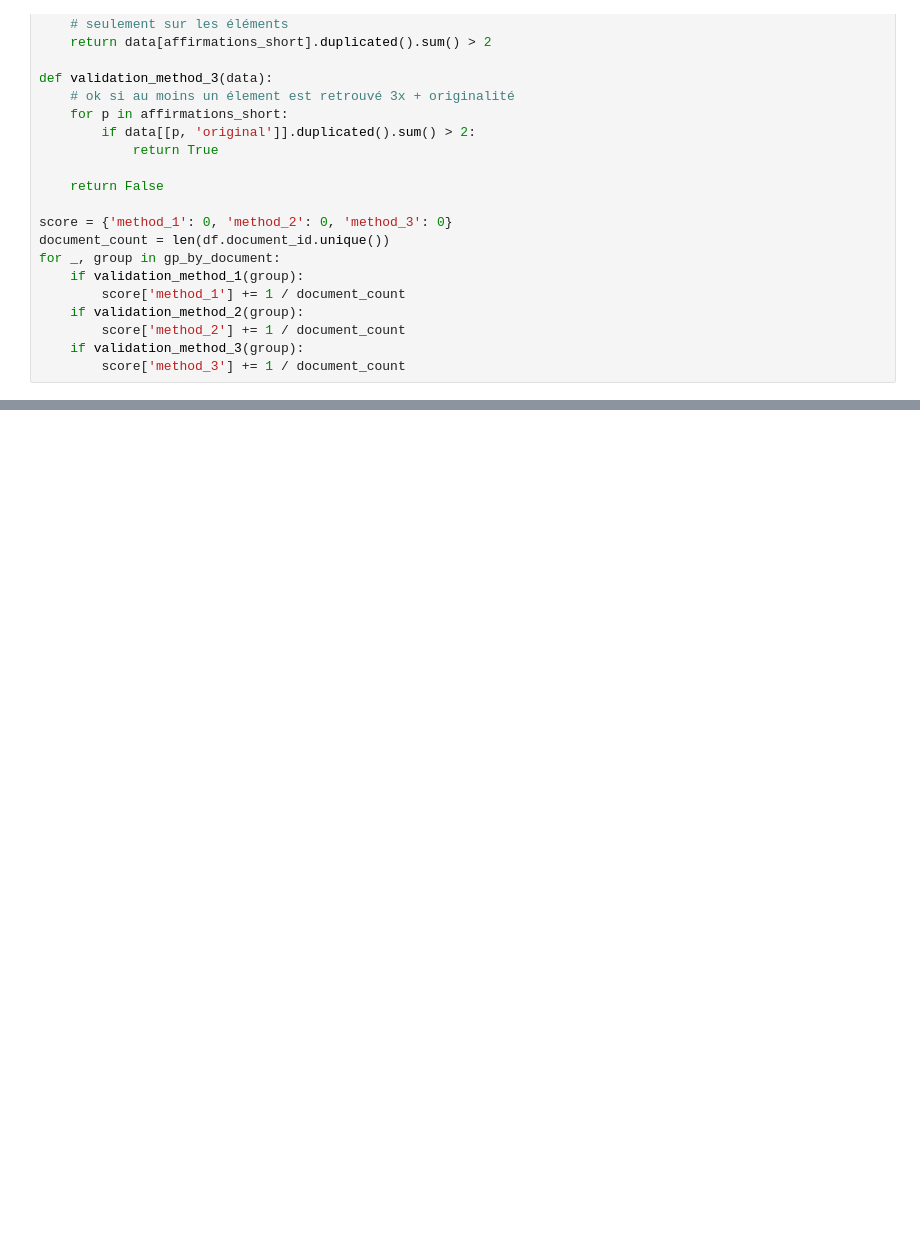
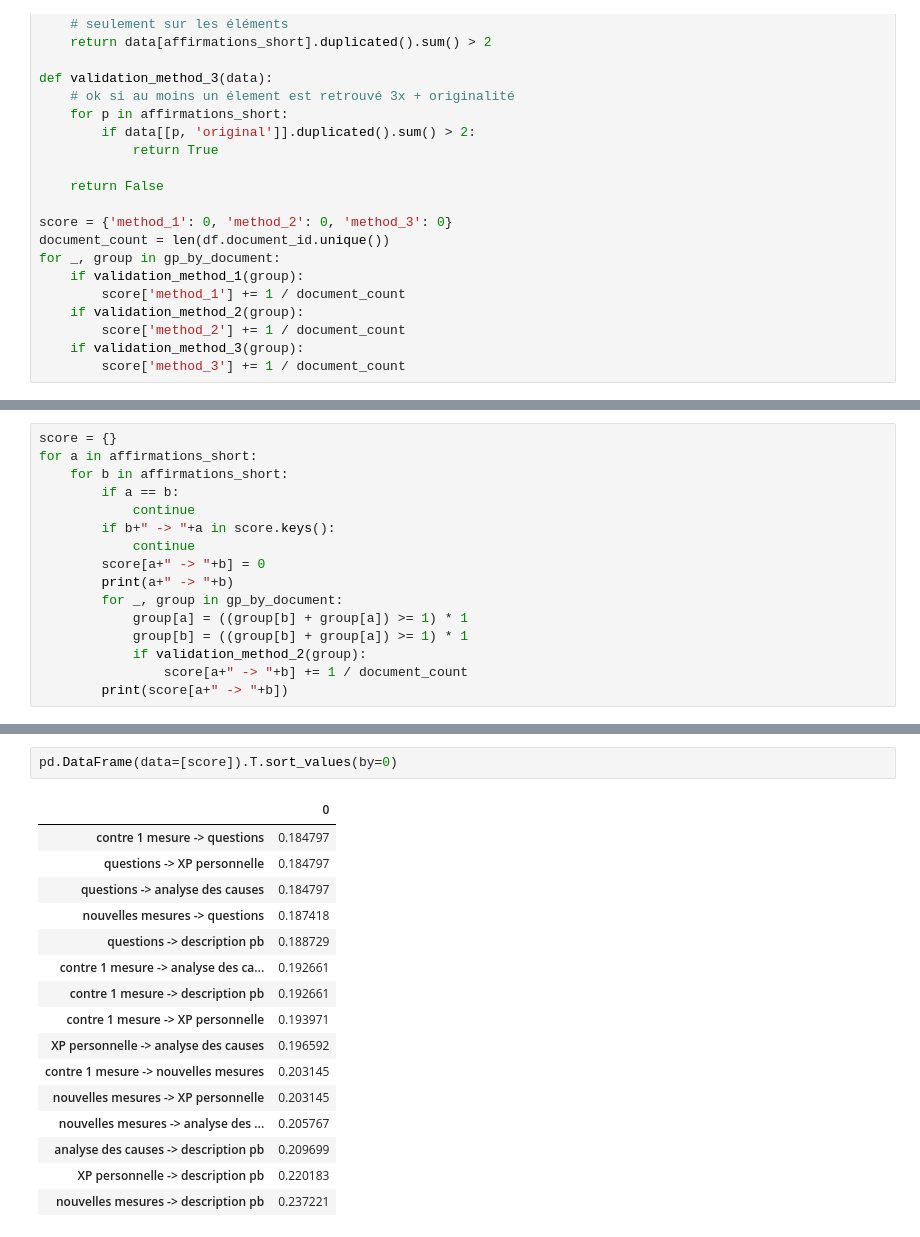
Before and after one commit to regardscitoyens/consultation_an, a Jupyter notebook: exploitation/analyse.ipynb, the cells around one changed output, grey strips where cells are left out. Drawn from its saved outputs; the diff is of its cells as text; blank space fills up the shorter version.

Commit message:
test d'association d'affirmations

```diff
--- a/exploitation/analyse.ipynb
+++ b/exploitation/analyse.ipynb
@@ -157,0 +158,16 @@ score
+# %%
+score = {}
+for a in affirmations_short:
+    for b in affirmations_short:
+        if a == b:
+            continue
+        if b+" -> "+a in score.keys():
+            continue
+        score[a+" -> "+b] = 0
+        print(a+" -> "+b)
+        for _, group in gp_by_document:
+            group[a] = ((group[b] + group[a]) >= 1) * 1
+            group[b] = ((group[b] + group[a]) >= 1) * 1
+            if validation_method_2(group):
+                score[a+" -> "+b] += 1 / document_count
+        print(score[a+" -> "+b])
@@ -157,0 +192,19 @@ score
+# %%
+pd.DataFrame(data=[score]).T.sort_values(by=0)
+# %% [output]
+|  | 0 |
+| contre 1 mesure -> questions | 0.184797 |
+| questions -> XP personnelle | 0.184797 |
+| questions -> analyse des causes | 0.184797 |
+| nouvelles mesures -> questions | 0.187418 |
+| questions -> description pb | 0.188729 |
+| contre 1 mesure -> analyse des ca... | 0.192661 |
+| contre 1 mesure -> description pb | 0.192661 |
+| contre 1 mesure -> XP personnelle | 0.193971 |
+| XP personnelle -> analyse des causes | 0.196592 |
+| contre 1 mesure -> nouvelles mesures | 0.203145 |
+| nouvelles mesures -> XP personnelle | 0.203145 |
+| nouvelles mesures -> analyse des ... | 0.205767 |
+| analyse des causes -> description pb | 0.209699 |
+| XP personnelle -> description pb | 0.220183 |
+| nouvelles mesures -> description pb | 0.237221 |
```
Also changed, not shown: parts of 7 cells of this notebook, 1 other file.
